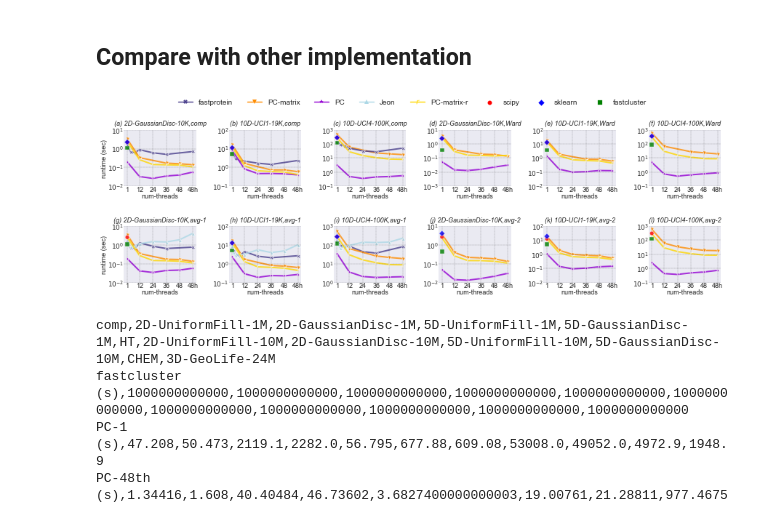
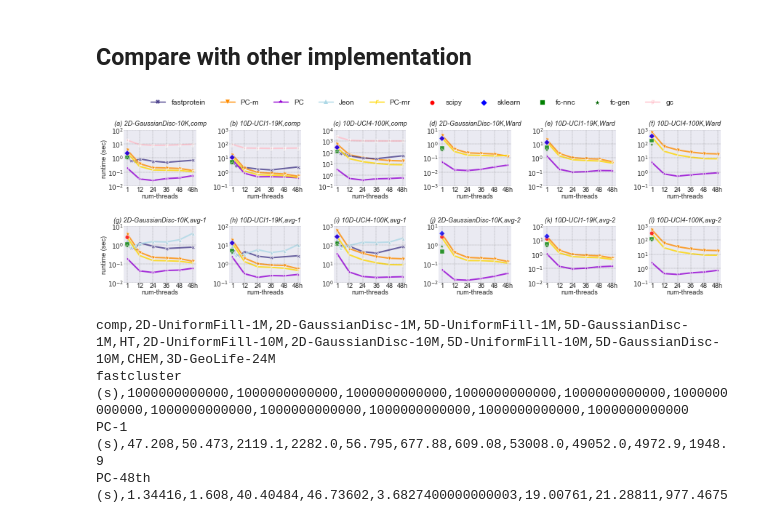
Before and after one commit to yushangdi/parChain, a Jupyter notebook: outputs/Plots2.ipynb, the cells around one changed output. Cells and saved outputs as stored; diff of their text form; code cells hidden in the pictures.

```diff
--- a/outputs/Plots2.ipynb
+++ b/outputs/Plots2.ipynb
@@ -12,22 +12,26 @@ palette = {
     "fastprotein":"darkslateblue",
     "Jeon":"lightblue",
     "PC":"darkviolet",
-    "PC-matrix":"darkorange",
-    "PC-matrix-r":"gold",
+    "PC-m":"darkorange",
+    "PC-mr":"gold",
    "scipy":"red",
     "sklearn":"blue",
-    "fastcluster":"green"
+    "fc-nnc":"green",
+    "fc-gen":"darkgreen",
+    "gc":"pink"
 }
 
 markers = {
     "fastprotein":"X",
     "Jeon":"^",
     "PC":"*",
-    "PC-matrix":"v",
-    "PC-matrix-r":"$r$",
+    "PC-m":"v",
+    "PC-mr":"$r$",
     "scipy":"o",
     "sklearn":"D",
-    "fastcluster":"s"
+    "fc-nnc":"s",
+    "fc-gen":"*",
+    "gc":"$g$"
 }
 # %%
 sns.set_palette('Set1')
@@ -41,8 +45,8 @@ exp5= pd.read_csv("csvfiles/Linkage Exp Plots - avg-sq.csv")
 ## Compare with other implementation
 # %%
 thread_cons = "and Threads in (1, 2, 4, 8, 12, 24, 36, 48, 96)"
-impl_cons = "and Implementation not in ('scipy', 'fastcluster', 'sklearn')"
-impl_cons_in = "and Implementation in ('scipy', 'fastcluster', 'sklearn')"
+impl_cons = "and Implementation not in ('scipy', 'fc-nnc', 'sklearn', 'fc-gen')"
+impl_cons_in = "and Implementation in ('scipy', 'fc-nnc', 'sklearn', 'fc-gen')"
 small_cons = """Dataset in ("10D-UCI4-100K","10D-UCI1-19K","2D-GaussianDisc-10K")"""
 # %%
 exp2_small =  sqldf("""select * from exp2 where %s %s %s """ % (small_cons , impl_cons, thread_cons))
@@ -106,35 +110,39 @@ for i in range(2):
         myax.set_xticklabels(["1","12","24", "36",  "48","48h"])
         myax.tick_params(pad = 0)
         for l in myax.yaxis.get_ticklabels():
             l.set_fontsize(9)
         for l in myax.xaxis.get_ticklabels():
             l.set_visible(True)
             l.set_fontsize(9)
         ylims = myax.get_ylim()
 
         ytoplog = np.ceil(np.log10(ylims[1]))
         ybottomlog = np.floor(np.log10(ylims[0]))
         myax.set_ylim((np.power(10, ybottomlog), np.power(10, ytoplog)))
         yticks = np.arange(ybottomlog, ytoplog+(ytoplog-ybottomlog)/5, 1)
         myax.set_yticks(np.power(10, yticks))
 #         myax.set_yticklabels(["{0:0.2f}".format(i) for i in np.power(10, yticks)])
         myax.set_yticklabels(["$10^{%s}$" % int(i) for i in yticks]) #("{0:+0.1f}".format(i))
 
 handles, labels = axs[1,0].get_legend_handles_labels()
+handles2, labels2 = axs[0,0].get_legend_handles_labels()
+
+handles.append(handles2[4])
+labels.append(labels2[4])
 # del handles[5]
 # del labels[5]
 # for i in range(2):
 #     for j in range(6):
 #         handles2, labels2 = axs[i,j].get_legend_handles_labels()
 #         handles += handles2
 #         labels += labels2
 # handles, labels = reorderLegend(handles, labels)
 
 plt.subplots_adjust(left=0.045,right=0.995,bottom=0.1,top=0.83,wspace=0.45,hspace=0.7)
-fig.legend(handles, labels, loc='upper center', ncol=8,fontsize=10)
+fig.legend(handles, labels, loc='upper center', ncol=10,fontsize=10)
 plt.savefig("/Users/sy/Desktop/MIT/HAC/hac_paper/revision/figures/exp1.pdf", bbox_inches = 'tight', pad_inches = 0.1)
 # %% [output]
-[figure, old version]
+[figure, new version]
 # %%
 def getRuntime(exp, dataset, implementation, thread=1):
     try:
```
Also changed, not shown: parts of 25 cells of this notebook, 2 other files.
